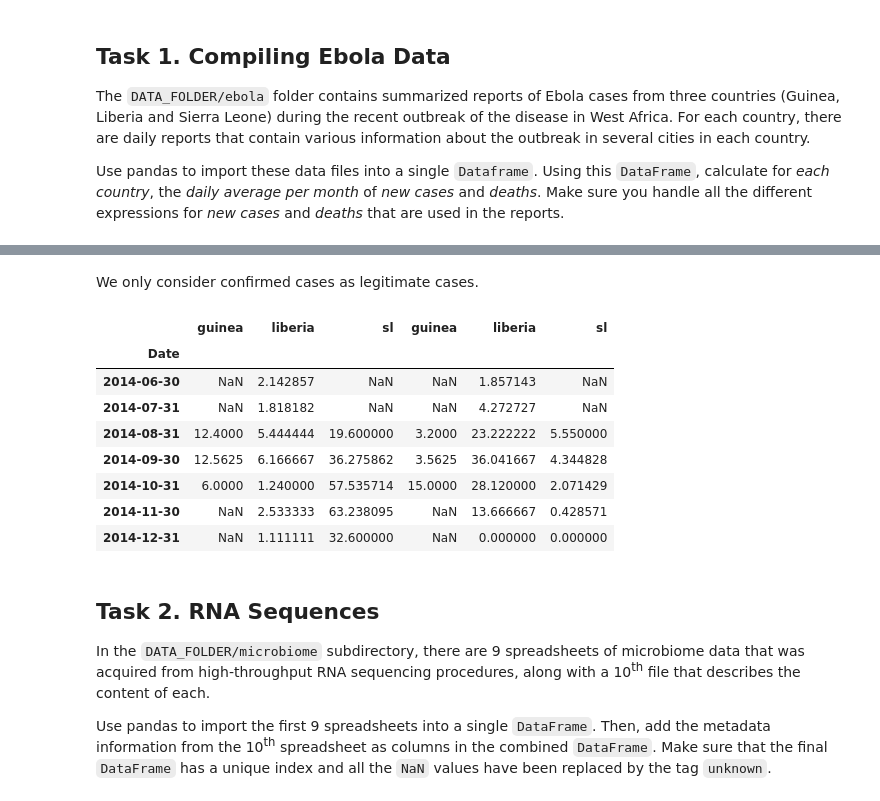
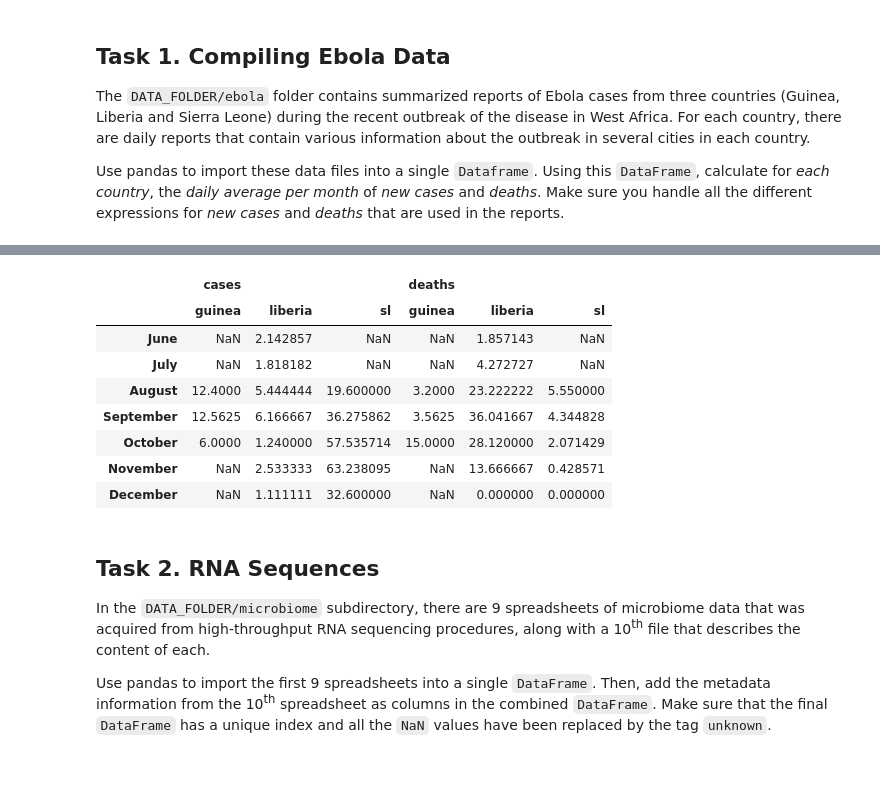
Before and after one commit to zenhaeus/cs-401, a Jupyter notebook: 01 - Pandas and Data Wrangling/Homework 1.ipynb, the cells around one changed output, grey strips where cells are left out. Saved outputs shown, nothing was run; the diff lists cells and outputs as text; code cells hidden in the pictures; blank space fills up the shorter version.

```diff
--- a/01 - Pandas and Data Wrangling/Homework 1.ipynb
+++ b/01 - Pandas and Data Wrangling/Homework 1.ipynb
@@ -56,9 +67,9 @@ for country in countries:
         else:
             nextFrame = pd.read_csv(FULL_PATH + csv_file, sep=',')
             countries[country] = pd.concat([countries[country], nextFrame], axis=0)
-# %% [markdown]
-We only consider confirmed cases as legitimate cases.
 # %%
+# Data structure to contain all information for data parsing purposes per country
+# (field names, columns to exclude, etc)
 dt_info = {
     'guinea' : {
         'case' : 'New cases of confirmed',
@@ -68,8 +79,7 @@ dt_info = {
         ],
         'var' : 'Description',
         'exclude' : ['Totals', 'Description'],
-        'date' : 'Date',
-        'dateformat' : '%Y-%m-%d'
+        'date' : 'Date'
     },
     'liberia' : {
         'case' : 'New case/s (confirmed)',
@@ -78,8 +88,7 @@ dt_info = {
         ],
         'var' : 'Variable',
         'exclude' : ['National', 'Variable'],
-        'date' : 'Date',
-        'dateformat' : '%m/%d/%Y'
+        'date' : 'Date'
     },
     'sl' : {
         'case' : 'new_confirmed',
@@ -88,24 +97,15 @@ dt_info = {
         ],
         'var' : 'variable',
         'exclude' : ['National', 'variable'],
-        'date' : 'date',
-        'dateformat' : '%Y-%m-%d'
+        'date' : 'date'
     }
 }
-"""
- TODO:
-    - investigate unnamed
-    - check that variable columns in original data does not cause trouble
-    -
-"""
 
 cases = []
 deaths = []
 for country in countries:
     info = dt_info[country]
     df = countries[country]
-
-    # filter out cases and deaths
 
     # parse date
     df[info['date']] = pd.to_datetime(df[info['date']])
@@ -128,47 +128,48 @@ for country in countries:
 
     # delete non-numerics
     for column in info['exclude']:
         del dfc[column]
         del dfd[column]
 
     # convert all values to numeric
     for column in list(dfc):
         dfc[column] = pd.to_numeric(dfc[column])
         dfd[column] = pd.to_numeric(dfd[column])
 
     # collapse regions
     dfc[country] = dfc[list(dfc)].sum(axis=1)
     dfc = dfc[country]
     dfd[country] = dfd[list(dfd)].sum(axis=1)
     dfd = dfd[country]
 
     # exclude 4th to 9th december in liberia (wrong data, total instead of new cases)
     if country == 'liberia':
         dfc.loc['2014-12-04':'2014-12-09'] = 0
     # create daily average per month
     dfc = dfc.groupby(pd.TimeGrouper(freq='M')).mean()
     cases.append(dfc)
     dfd = dfd.groupby(pd.TimeGrouper(freq='M')).mean()
     deaths.append(dfd)
 
 
-#header_c = pd.MultiIndex.from_product(
-#    [list(countries), ['cases', 'deaths']
-#)
-
+# Concat all tables
 dfc = pd.concat(cases, axis=1)
 dfd = pd.concat(deaths, axis=1)
-pd.concat([dfc, dfd], axis=1)
+# Add labels
+df = pd.concat([dfc, dfd], axis=1, keys=['cases', 'deaths'])
+# Change date format
+df.index = df.index.strftime('%B')
+df
 # %% [output]
+|  | cases |  |  | deaths |  |  |
 |  | guinea | liberia | sl | guinea | liberia | sl |
-| Date |  |  |  |  |  |  |
-| 2014-06-30 | NaN | 2.142857 | NaN | NaN | 1.857143 | NaN |
-| 2014-07-31 | NaN | 1.818182 | NaN | NaN | 4.272727 | NaN |
-| 2014-08-31 | 12.4000 | 5.444444 | 19.600000 | 3.2000 | 23.222222 | 5.550000 |
-| 2014-09-30 | 12.5625 | 6.166667 | 36.275862 | 3.5625 | 36.041667 | 4.344828 |
-| 2014-10-31 | 6.0000 | 1.240000 | 57.535714 | 15.0000 | 28.120000 | 2.071429 |
-| 2014-11-30 | NaN | 2.533333 | 63.238095 | NaN | 13.666667 | 0.428571 |
-| 2014-12-31 | NaN | 1.111111 | 32.600000 | NaN | 0.000000 | 0.000000 |
+| June | NaN | 2.142857 | NaN | NaN | 1.857143 | NaN |
+| July | NaN | 1.818182 | NaN | NaN | 4.272727 | NaN |
+| August | 12.4000 | 5.444444 | 19.600000 | 3.2000 | 23.222222 | 5.550000 |
+| September | 12.5625 | 6.166667 | 36.275862 | 3.5625 | 36.041667 | 4.344828 |
+| October | 6.0000 | 1.240000 | 57.535714 | 15.0000 | 28.120000 | 2.071429 |
+| November | NaN | 2.533333 | 63.238095 | NaN | 13.666667 | 0.428571 |
+| December | NaN | 1.111111 | 32.600000 | NaN | 0.000000 | 0.000000 |
 # %% [markdown]
 ## Task 2. RNA Sequences
 
```
Also changed, not shown: parts of 2 cells of this notebook.
